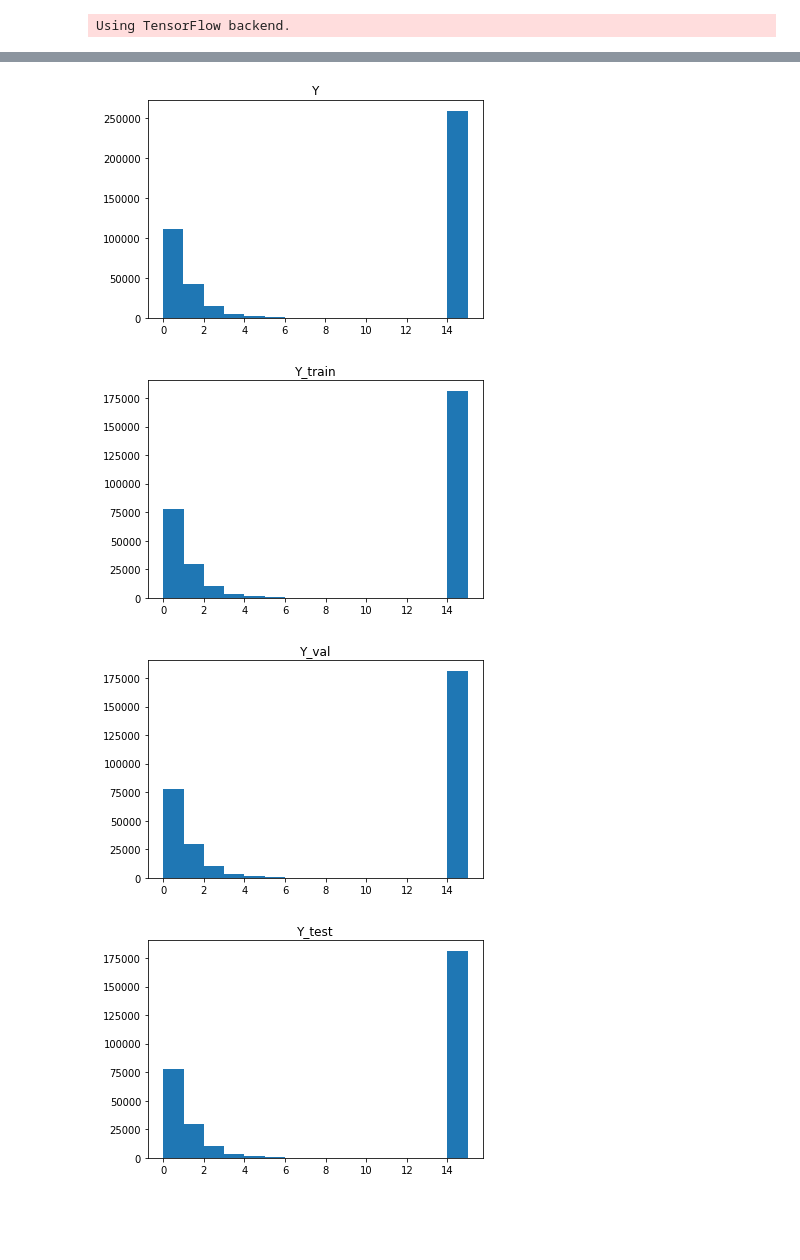
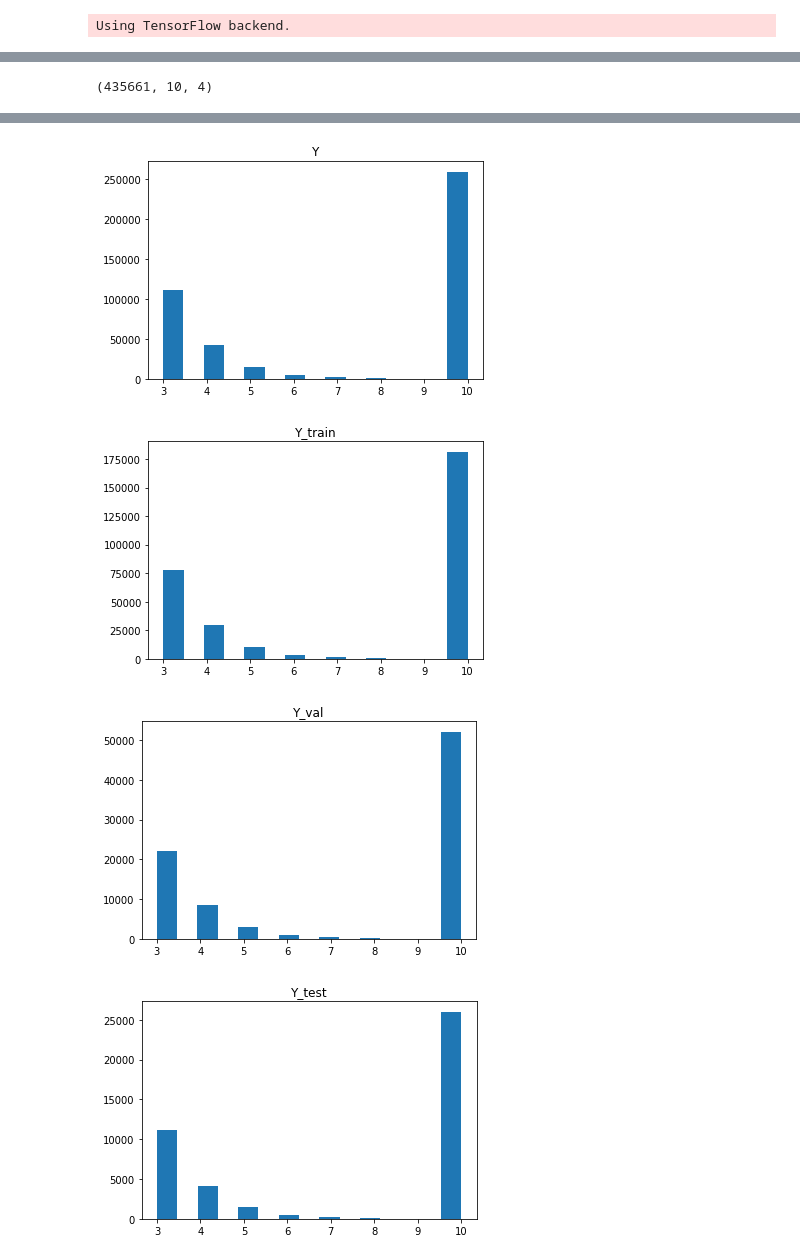
Before and after one commit to callum-mccracken/bbb, a Jupyter notebook: EnergyFlow/pfn.ipynb, the cells around one changed output, grey strips where cells are left out. Drawn from its saved outputs; the diff is of its cells as text; code cells hidden in the pictures; blank space fills up the shorter version.

```diff
--- a/EnergyFlow/pfn.ipynb
+++ b/EnergyFlow/pfn.ipynb
@@ -24,11 +30,11 @@ importlib.reload(ef_tools)
 ################################################################################
 
 # load data
-if os.path.exists("X.npy"):
+if False: #os.path.exists("X.npy"):
     X = np.load("X.npy", allow_pickle=True)
     y = np.load("y.npy", allow_pickle=True)
 else:
-    X, y = ef_tools.open_file("/home/callum/Documents/bbb/user.jagrundy.20736236._000001.MiniNTuple.root")
+    X, y = ef_tools.open_file("/home/callum/Documents/bbb/user.jagrundy.20736236._000001.MiniNTuple.root", njets=10)
     np.save("X.npy", X, allow_pickle=True)
     np.save("y.npy", y, allow_pickle=True)
 
@@ -38,6 +44,6 @@ else:
 # convert labels to categorical
 Y=y
 #Y = to_categorical(y, num_classes=2)
-
+print(Y.shape)
 print('Loaded jets')
 # %% [output]
@@ -44,4 +57,8 @@ print('Loaded jets')
 Loaded jets
+# %%
+print(X.shape)
+# %% [output]
+(435661, 10, 4)
 # %%
 # preprocess by centering jets and normalizing pts
 for x in tqdm(X):
@@ -68,6 +85,6 @@ num_epoch = 10
 batch_size = 500
 # %%
-input_dim =X.shape[2]  # parameters per jet
+input_dim = X.shape[2]  # parameters per jet
 
 Y = y[:,3:]  # chop off first 3 jets which are always 1
 
@@ -79,21 +96,21 @@ plt.title("y")
 plt.hist(y.argmax(axis=1), bins=15)
 plt.show()
 plt.title("Y")
-plt.hist(Y.argmax(axis=1), bins=15)
+plt.hist(Y.argmax(axis=1)+3, bins=15)
 plt.show()
 plt.title("Y_train")
-plt.hist(Y_train.argmax(axis=1), bins=15)
+plt.hist(Y_train.argmax(axis=1)+3, bins=15)
 plt.show()
 plt.title("Y_val")
-plt.hist(Y_train.argmax(axis=1), bins=15)
+plt.hist(Y_val.argmax(axis=1)+3, bins=15)
 plt.show()
 plt.title("Y_test")
-plt.hist(Y_train.argmax(axis=1), bins=15)
+plt.hist(Y_test.argmax(axis=1)+3, bins=15)
 plt.show()
 
 print('Done train/val/test split')
 print('Model summary:')
 
 # build architecture
-pfn = PFN(input_dim=input_dim, output_dim=Y.shape[1], Phi_sizes=Phi_sizes, F_sizes=F_sizes, Phi_l2_regs=0.0, F_l2_regs=0.0)
+pfn = PFN(input_dim=input_dim, output_dim=Y.shape[1], Phi_sizes=Phi_sizes, F_sizes=F_sizes, Phi_l2_regs=0.01, F_l2_regs=0.01)
 # %% [output]
@@ -101,7 +118,7 @@ pfn = PFN(input_dim=input_dim, output_dim=Y.shape[1], Phi_sizes=Phi_sizes, F_siz
-[figure, old version]
+[figure, new version]
-[figure, old version]
+[figure, new version]
-[figure, old version]
+[figure, new version]
-[figure, old version]
+[figure, new version]
 Done train/val/test split
 Model summary:
 Model: "model_1"
```
Also changed, not shown: parts of 8 cells of this notebook, 3 other files.
